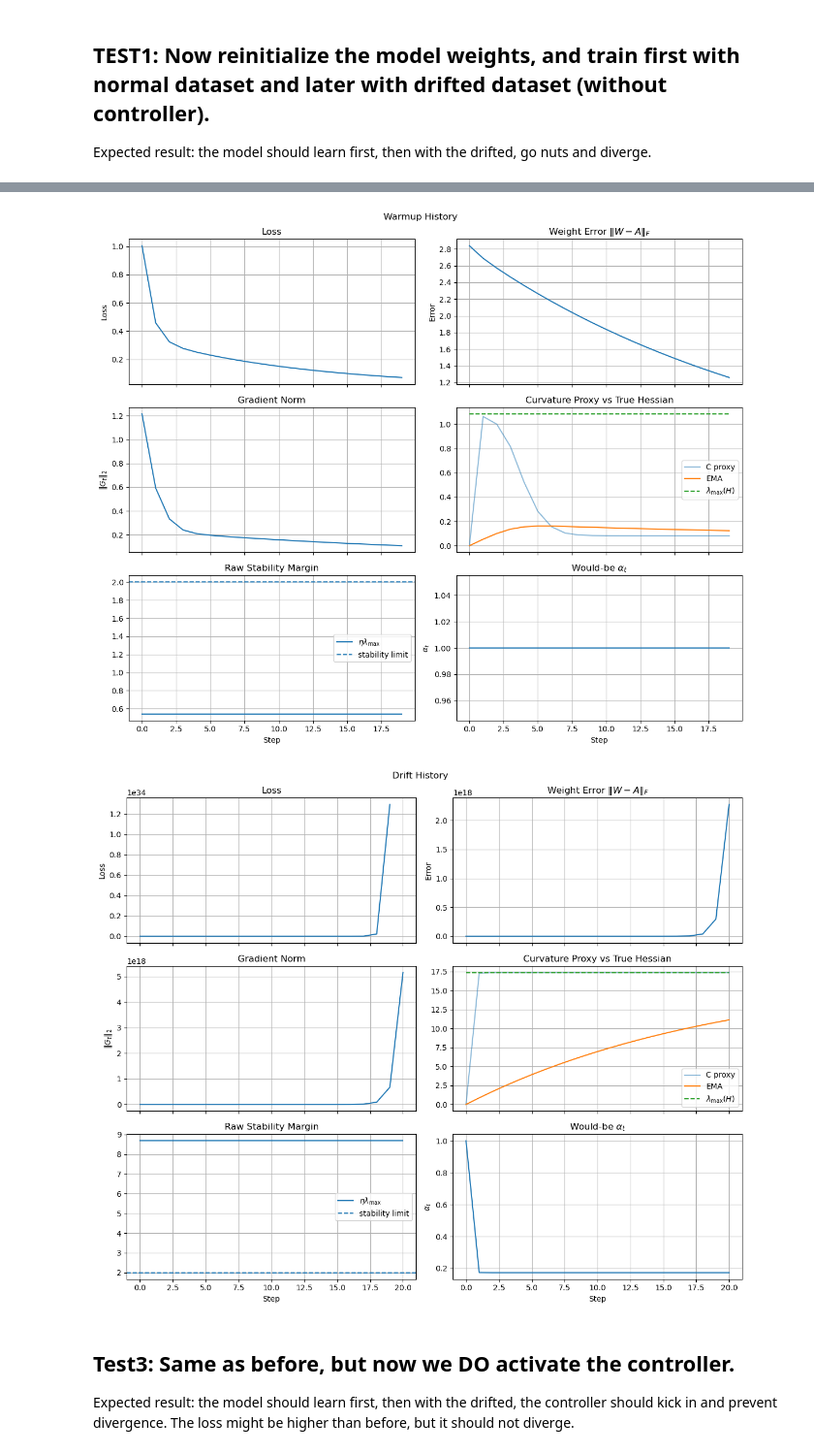
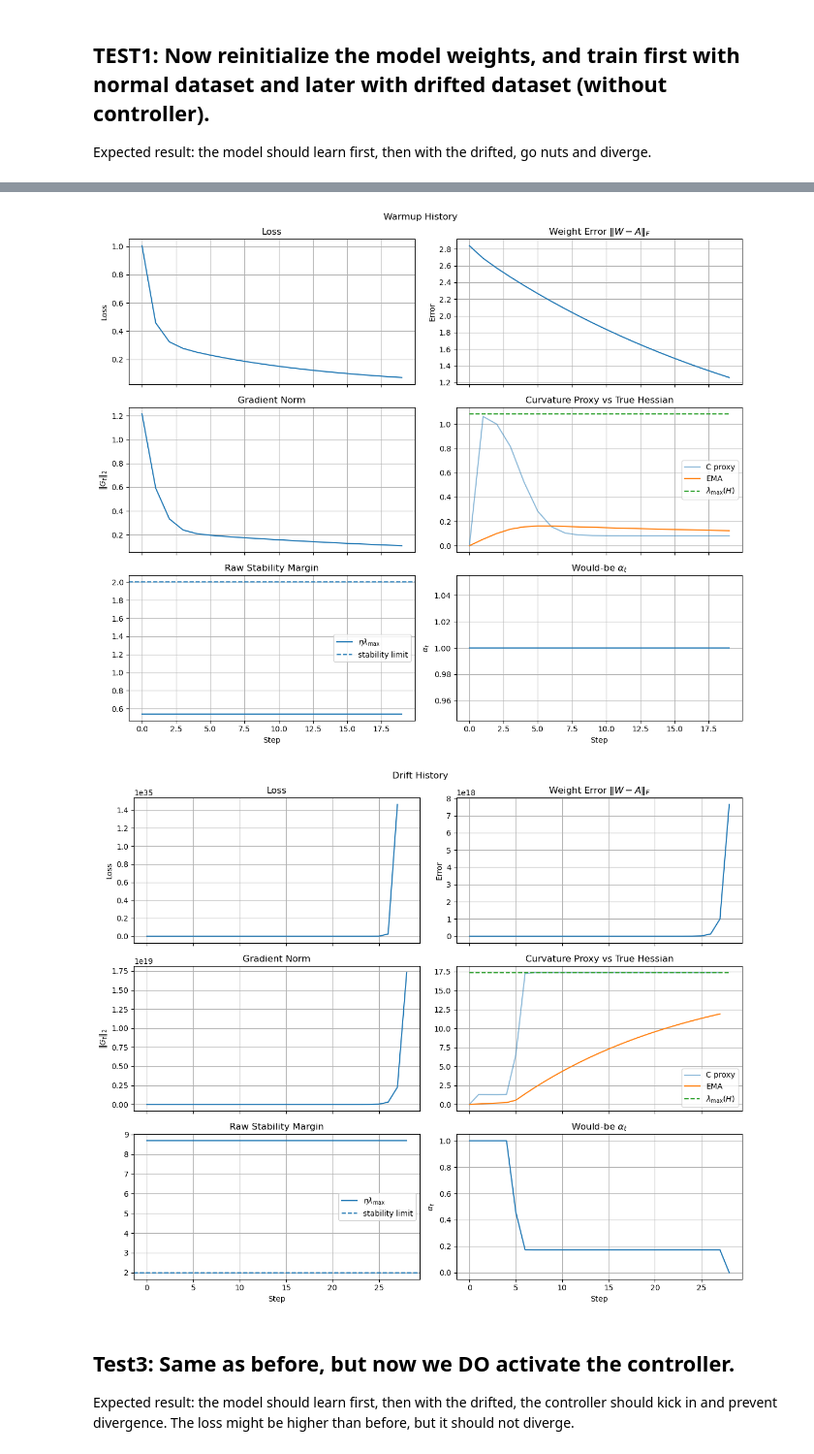
Before and after one commit to manuelblancovalentin/kappa_budgeting, a Jupyter notebook: workspace/ablations/000_global_throttle_sanity/notebooks/affine_drift_controler_no_quant.ipynb, the cells around one changed output, grey strips where cells are left out. Shown at 97% size. Saved outputs shown, nothing was run; the diff lists cells and outputs as text; code cells hidden in the pictures.

Commit message:
Updated results for sanity test 0 and docs (I was using the wrong Y drifted)

```diff
--- a/workspace/ablations/000_global_throttle_sanity/notebooks/affine_drift_controler_no_quant.ipynb
+++ b/workspace/ablations/000_global_throttle_sanity/notebooks/affine_drift_controler_no_quant.ipynb
@@ -194,7 +194,8 @@ h_nom = model.train_instrumented(
 # Phase 2: sensor gain drift
 gamma = 4.0
 Xd = gamma * X
-Yd = Y  # important: target remains clean
+#Yd = Y  # important: target remains clean
+Yd = gamma * Y  # this is a sanity check, not a clean drift experiment. The next one should use the line above.
 
 h_drift = model.train_instrumented(
     Xd,
@@ -227,7 +228,7 @@ Epoch 20/100: loss=12957648374904200302297997660651520.000000, grad=6.705e+17, C
 Aborting training due to divergence.
 ============================================================
 [figure]
-[figure, old version]
+[figure, new version]
 # %% [markdown]
 ## Test3: Same as before, but now we DO activate the controller.
 Expected result: the model should learn first, then with the drifted, the controller should kick in and prevent divergence. The loss might be higher than before, but it should not diverge.
```
Also changed, not shown: parts of 2 cells of this notebook, 3 other files.
